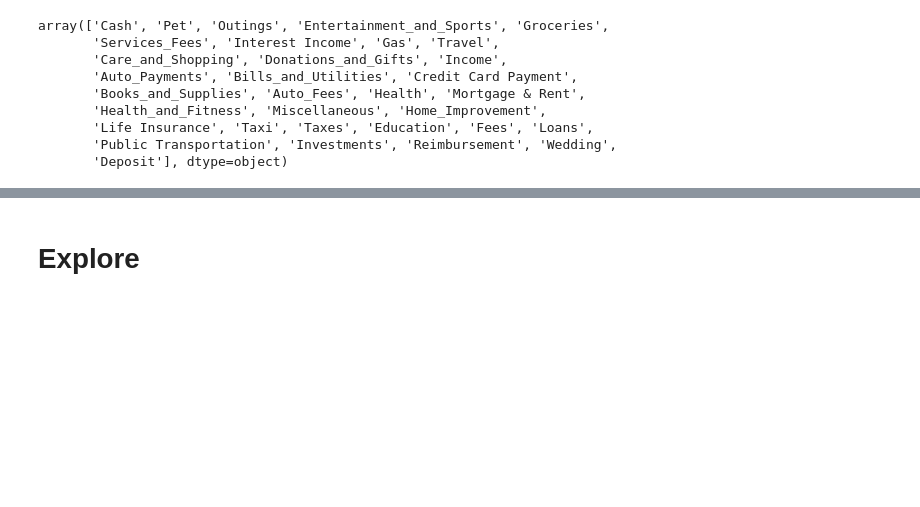
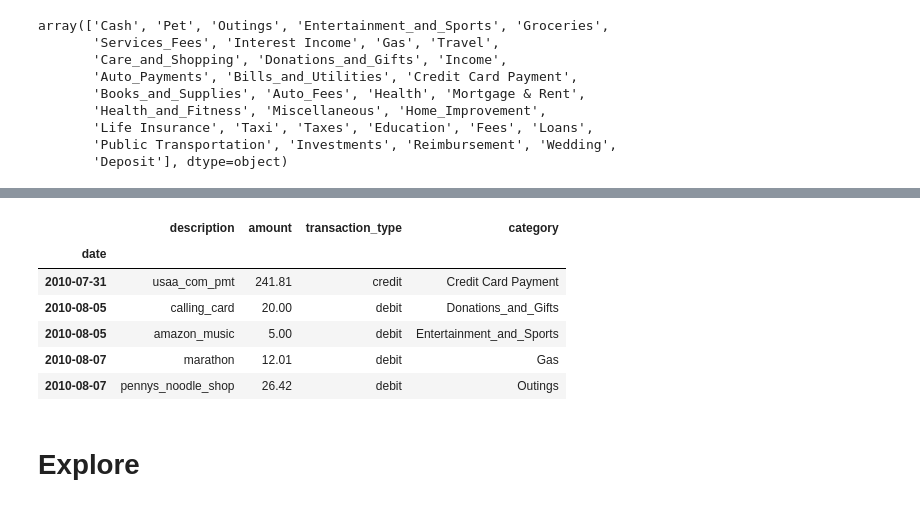
Before and after one commit to Severina7/personal_project, a Jupyter notebook: personal_project.ipynb, the cells around one changed output, grey strips where cells are left out. Drawn from its saved outputs; the diff is of its cells as text; code cells hidden in the pictures; blank space fills up the shorter version.

```diff
--- a/personal_project.ipynb
+++ b/personal_project.ipynb
@@ -483,4 +479,2 @@ transactions4.date = pd.to_datetime(transactions4.date)
-# %%
-transactions5 = transactions4.set_index('date').sort_index()
 # %%
 transactions5.head()
@@ -487,2 +488,18 @@ transactions5.head()
+# %%
+# Setting the date column to a datetime type
+
+transactions5.date = pd.to_datetime(transactions5.date)
+# %%
+transactions = transactions5.set_index('date').sort_index()
+# %%
+transactions.head()
+# %% [output]
+|  | description | amount | transaction_type | category |
+| date |  |  |  |  |
+| 2010-07-31 | usaa_com_pmt | 241.81 | credit | Credit Card Payment |
+| 2010-08-05 | calling_card | 20.00 | debit | Donations_and_Gifts |
+| 2010-08-05 | amazon_music | 5.00 | debit | Entertainment_and_Sports |
+| 2010-08-07 | marathon | 12.01 | debit | Gas |
+| 2010-08-07 | pennys_noodle_shop | 26.42 | debit | Outings |
 # %% [markdown]
 # Explore
```
Also changed, not shown: parts of 2 cells of this notebook.
